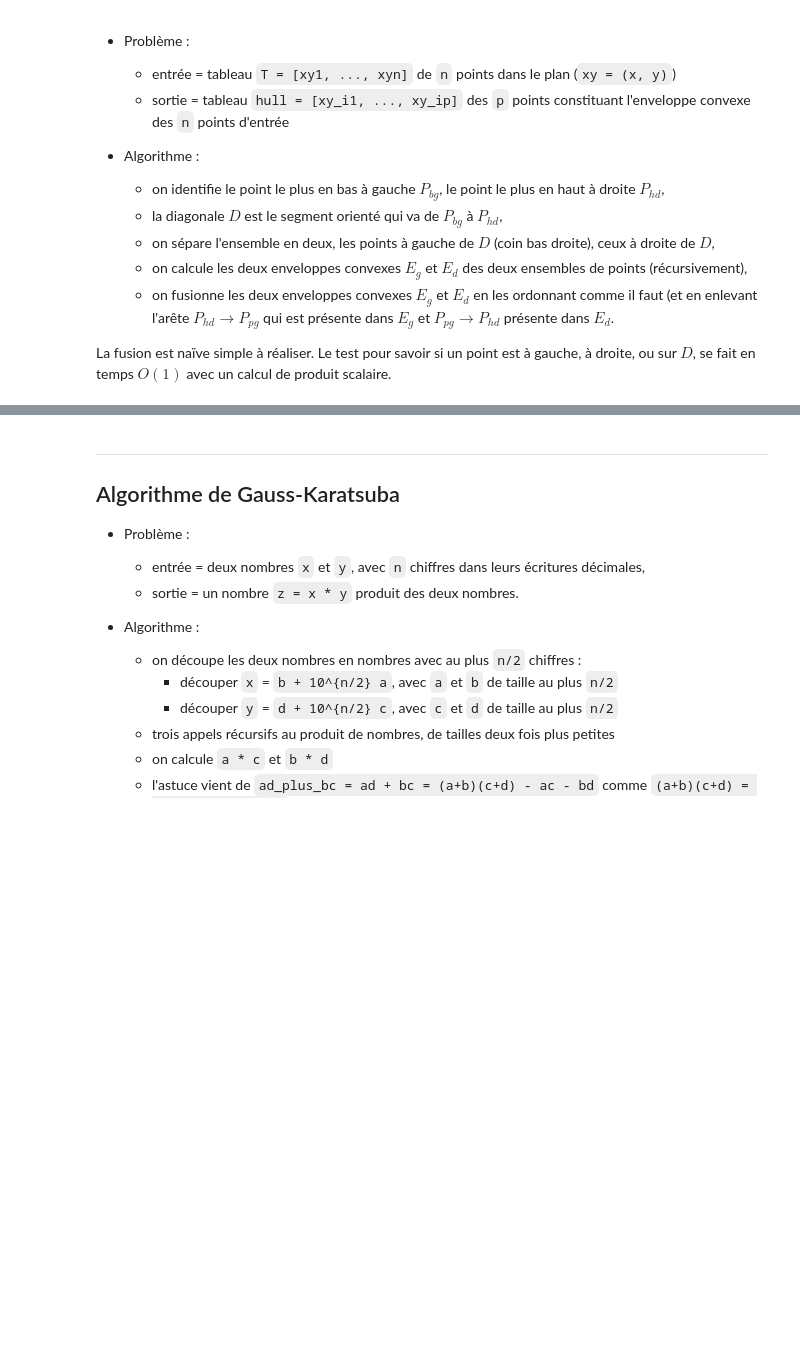
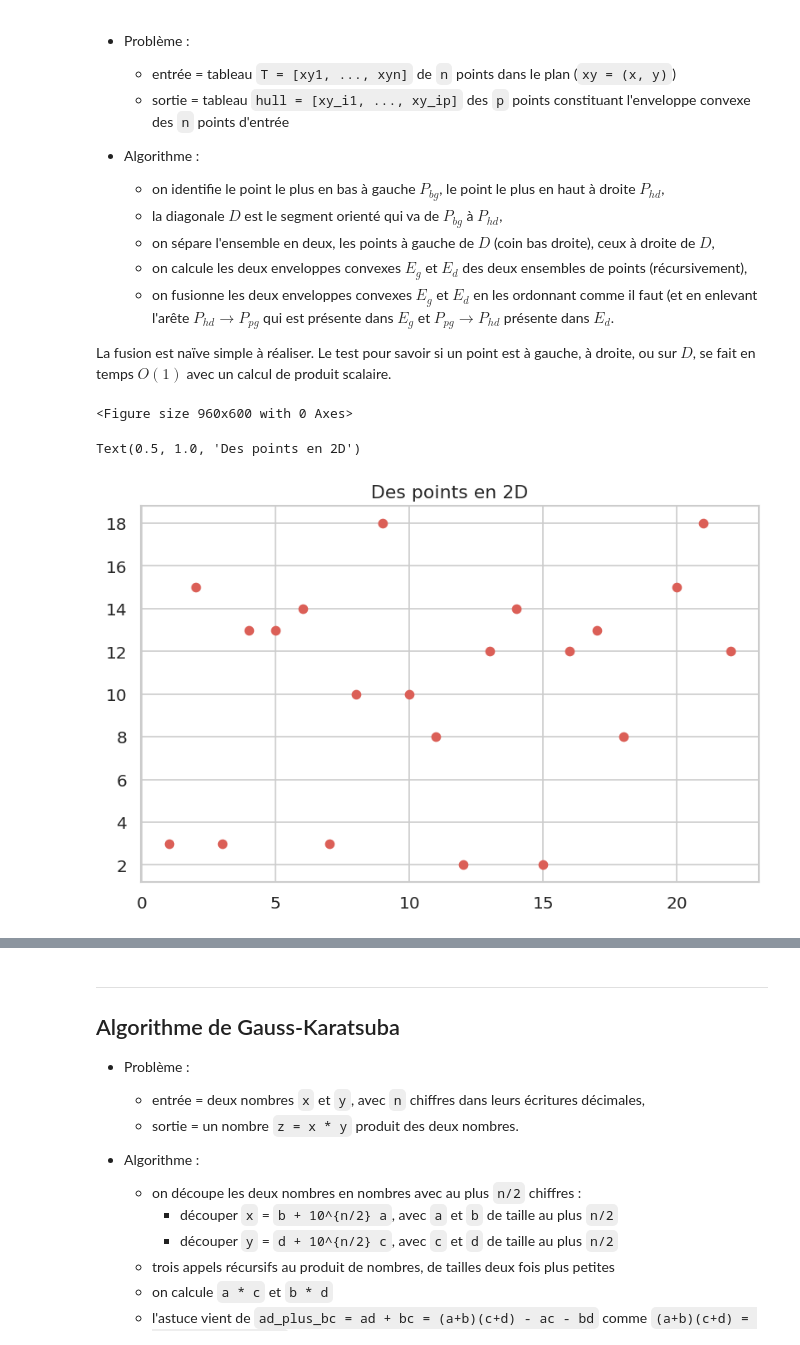
Before and after one commit to Naereen/ALGO1-Info1-2019, a Jupyter notebook: CoursMagistral_3.ipynb, the cells around one changed output, grey strips where cells are left out. Saved outputs shown, nothing was run; the diff lists cells and outputs as text; code cells hidden in the pictures; blank space fills up the shorter version.

```diff
--- a/CoursMagistral_3.ipynb
+++ b/CoursMagistral_3.ipynb
@@ -477,0 +535,16 @@ def quickhull(points):
+# %%
+exemple_points = [(1, 3) for _ in range(21)]
+for i in range(1, 21):
+    x, y = exemple_points[i-1]
+    exemple_points[i] = (x * 17) % 23, (y * 17) % 19
+# %%
+plt.figure()
+plt.title("Des points en 2D")
+Xs = [p[0] for p in exemple_points]
+Ys = [p[1] for p in exemple_points]
+ax = plt.scatter(Xs, Ys)
+plt.show()
+# %% [output]
+<Figure size 960x600 with 0 Axes>
+Text(0.5, 1.0, 'Des points en 2D')
+[figure, added]
```
Also changed, not shown: parts of 30 cells of this notebook, 1 other file.
